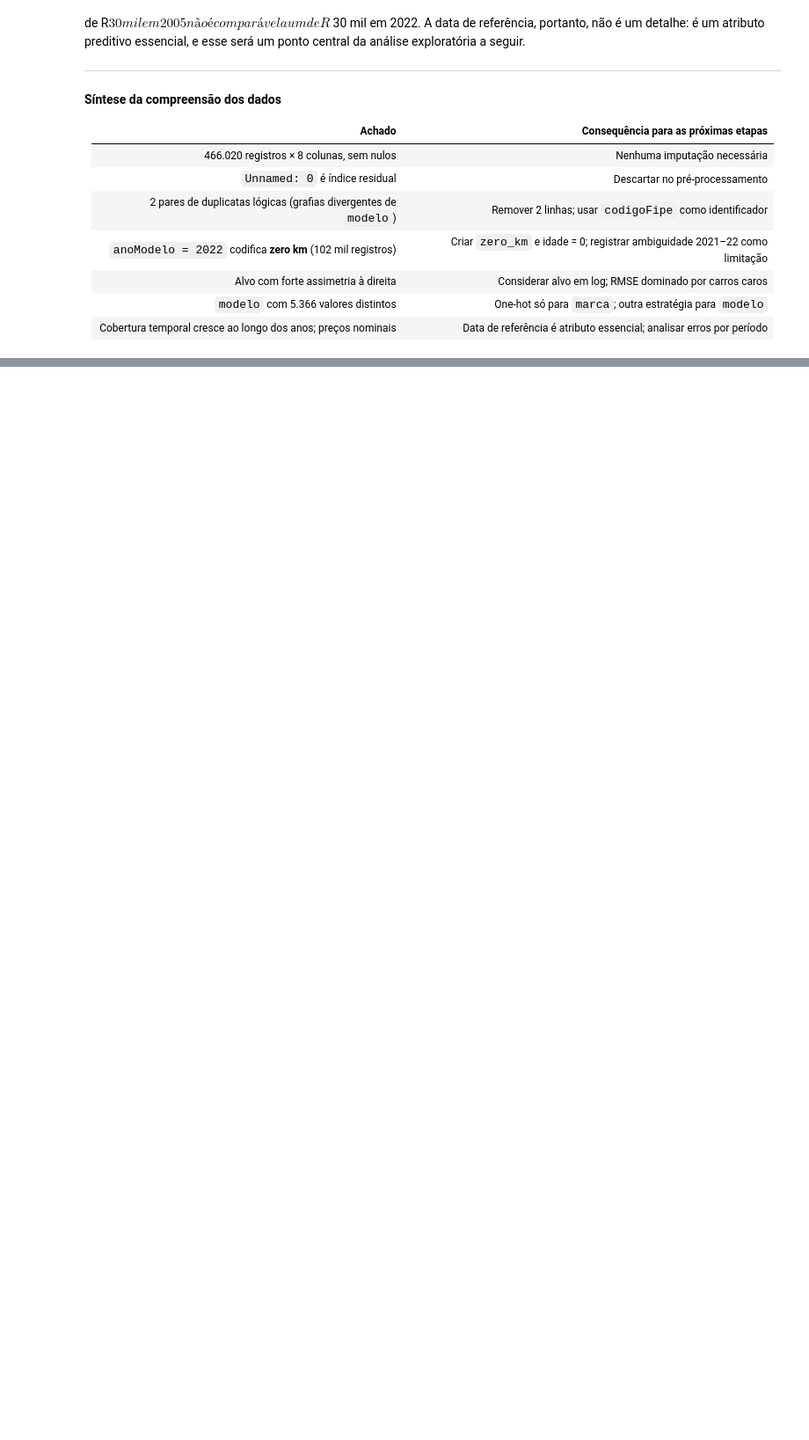
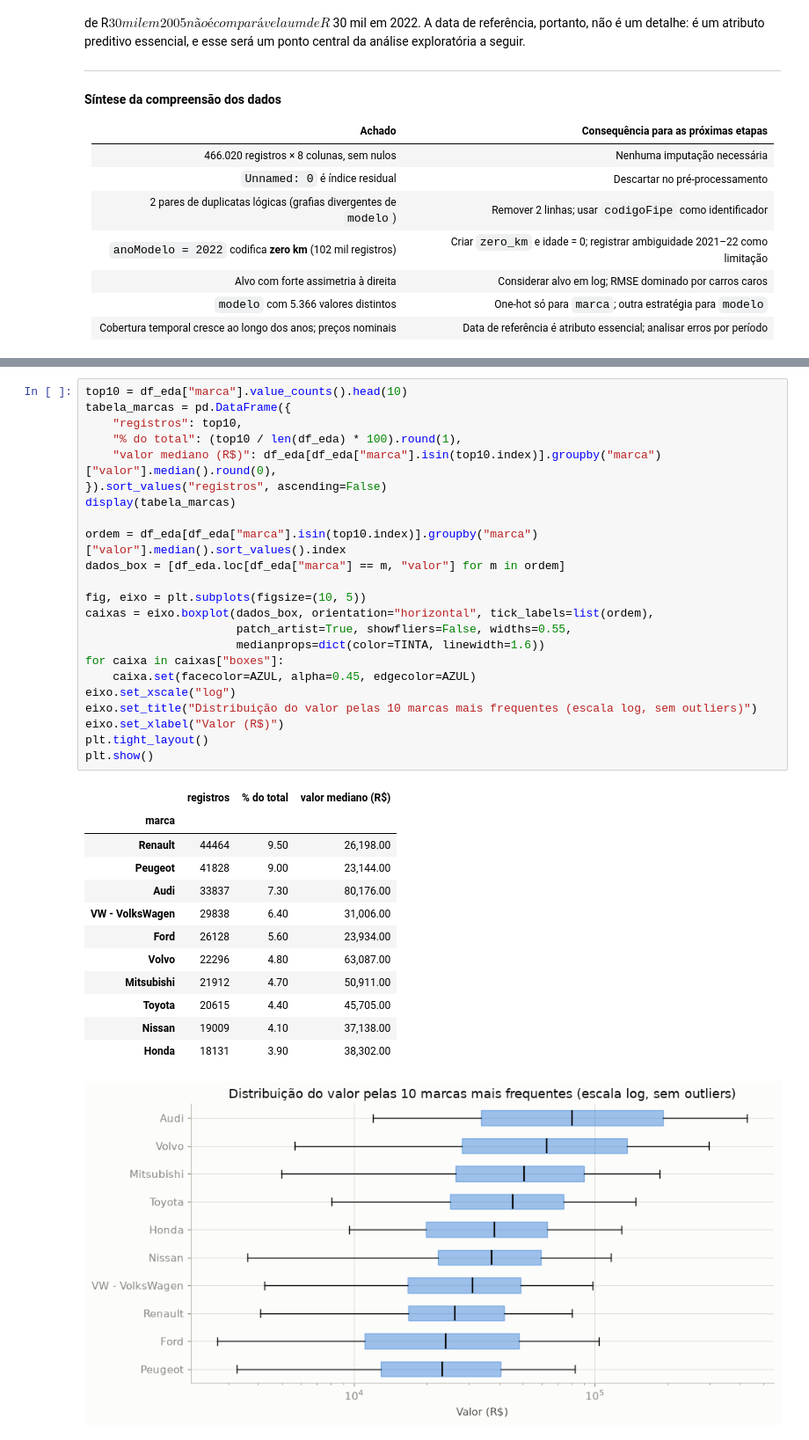
Before and after one commit to Danillitos/UFS-Trabalho-IA, a Jupyter notebook: projeto_final_fipe.ipynb, the cells around one changed output, grey strips where cells are left out. Shown at 88% size. Cells and saved outputs as stored; diff of their text form; blank space fills up the shorter version.

```diff
--- a/projeto_final_fipe.ipynb
+++ b/projeto_final_fipe.ipynb
@@ -347,0 +496,37 @@ central da análise exploratória a seguir.
+# %%
+top10 = df_eda["marca"].value_counts().head(10)
+tabela_marcas = pd.DataFrame({
+    "registros": top10,
+    "% do total": (top10 / len(df_eda) * 100).round(1),
+    "valor mediano (R$)": df_eda[df_eda["marca"].isin(top10.index)].groupby("marca")["valor"].median().round(0),
+}).sort_values("registros", ascending=False)
+display(tabela_marcas)
+
+ordem = df_eda[df_eda["marca"].isin(top10.index)].groupby("marca")["valor"].median().sort_values().index
+dados_box = [df_eda.loc[df_eda["marca"] == m, "valor"] for m in ordem]
+
+fig, eixo = plt.subplots(figsize=(10, 5))
+caixas = eixo.boxplot(dados_box, orientation="horizontal", tick_labels=list(ordem),
+                      patch_artist=True, showfliers=False, widths=0.55,
+                      medianprops=dict(color=TINTA, linewidth=1.6))
+for caixa in caixas["boxes"]:
+    caixa.set(facecolor=AZUL, alpha=0.45, edgecolor=AZUL)
+eixo.set_xscale("log")
+eixo.set_title("Distribuição do valor pelas 10 marcas mais frequentes (escala log, sem outliers)")
+eixo.set_xlabel("Valor (R$)")
+plt.tight_layout()
+plt.show()
+# %% [output]
+|  | registros | % do total | valor mediano (R$) |
+| marca |  |  |  |
+| Renault | 44464 | 9.50 | 26,198.00 |
+| Peugeot | 41828 | 9.00 | 23,144.00 |
+| Audi | 33837 | 7.30 | 80,176.00 |
+| VW - VolksWagen | 29838 | 6.40 | 31,006.00 |
+| Ford | 26128 | 5.60 | 23,934.00 |
+| Volvo | 22296 | 4.80 | 63,087.00 |
+| Mitsubishi | 21912 | 4.70 | 50,911.00 |
+| Toyota | 20615 | 4.40 | 45,705.00 |
+| Nissan | 19009 | 4.10 | 37,138.00 |
+| Honda | 18131 | 3.90 | 38,302.00 |
+[figure, added]
```
Also changed, not shown: parts of 19 cells of this notebook.
